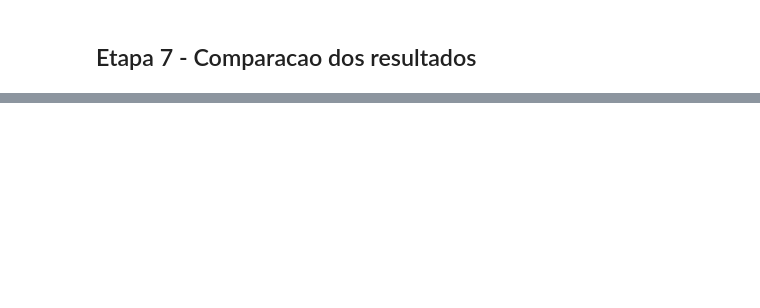
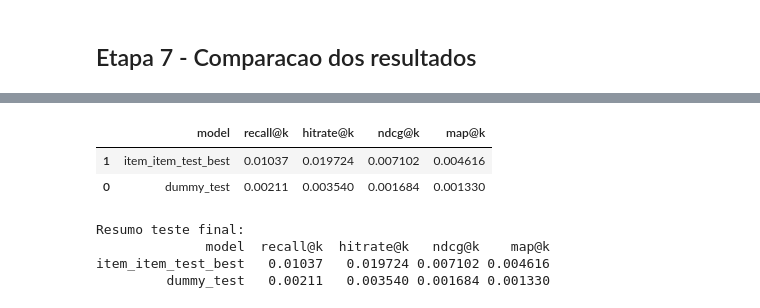
Before and after one commit to efralmeida/tc2-e-commerce, a Jupyter notebook: notebook/baseline_experiments.ipynb, the cells around one changed output, grey strips where cells are left out. Saved outputs shown, nothing was run; the diff lists cells and outputs as text; code cells hidden in the pictures; blank space fills up the shorter version.

```diff
--- a/notebook/baseline_experiments.ipynb
+++ b/notebook/baseline_experiments.ipynb
@@ -343,0 +592,72 @@ print(f"   - {models_dir / 'baseline_experiments_comparison.csv'}")
+# %%
+# Teste final (uma unica vez) com a melhor configuracao da validacao
+best_mip = int(best_cfg["max_items_by_popularity"])
+best_miu = int(best_cfg["max_items_per_user"])
+best_tn = int(best_cfg["top_neighbors"])
+
+# 1) Dummy no teste
+with mlflow.start_run(run_name="final_test_dummy"):
+    t0 = time.time()
+    test_dummy_recs, test_dummy_metrics = run_dummy_for_split(
+        train_hist=train_user_items,
+        eval_truth=build_user_items(test_df),
+        top_k=TOP_K,
+        max_candidates=MAX_CANDIDATES,
+    )
+
+    mlflow.log_param("model_type", "dummy_most_popular")
+    mlflow.log_param("eval_split", "test")
+    mlflow.log_param("top_k", TOP_K)
+    mlflow.log_param("max_candidates", MAX_CANDIDATES)
+
+    for metric_name, metric_value in test_dummy_metrics.items():
+        mlflow.log_metric(sanitize_metric_name(metric_name), metric_value)
+
+    elapsed = time.time() - t0
+    mlflow.log_metric("runtime_seconds", elapsed)
+
+# 2) Item-item no teste com melhor hiperparametro
+with mlflow.start_run(run_name="final_test_item_item_best"):
+    t0 = time.time()
+    test_item_recs, test_item_metrics = run_item_item_for_split(
+        train_hist=train_user_items,
+        eval_truth=build_user_items(test_df),
+        top_k=TOP_K,
+        max_items_by_popularity=best_mip,
+        max_items_per_user=best_miu,
+        top_neighbors=best_tn,
+    )
+
+    mlflow.log_param("model_type", "item_item_covisit")
+    mlflow.log_param("eval_split", "test")
+    mlflow.log_param("top_k", TOP_K)
+    mlflow.log_param("max_items_by_popularity", best_mip)
+    mlflow.log_param("max_items_per_user", best_miu)
+    mlflow.log_param("top_neighbors", best_tn)
+
+    for metric_name, metric_value in test_item_metrics.items():
+        mlflow.log_metric(sanitize_metric_name(metric_name), metric_value)
+
+    elapsed = time.time() - t0
+    mlflow.log_metric("runtime_seconds", elapsed)
+
+# Quadro final de teste
+final_test_df = pd.DataFrame(
+    [
+        {"model": "dummy_test", **test_dummy_metrics},
+        {"model": "item_item_test_best", **test_item_metrics},
+    ]
+).sort_values("ndcg@k", ascending=False)
+
+display(final_test_df)
+
+print("\nResumo teste final:")
+print(final_test_df.to_string(index=False))
+# %% [output]
+|  | model | recall@k | hitrate@k | ndcg@k | map@k |
+| 1 | item_item_test_best | 0.01037 | 0.019724 | 0.007102 | 0.004616 |
+| 0 | dummy_test | 0.00211 | 0.003540 | 0.001684 | 0.001330 |
+Resumo teste final:
+              model  recall@k  hitrate@k   ndcg@k    map@k
+item_item_test_best   0.01037   0.019724 0.007102 0.004616
+         dummy_test   0.00211   0.003540 0.001684 0.001330
```
Also changed, not shown: parts of 9 cells of this notebook, 6 other files.
